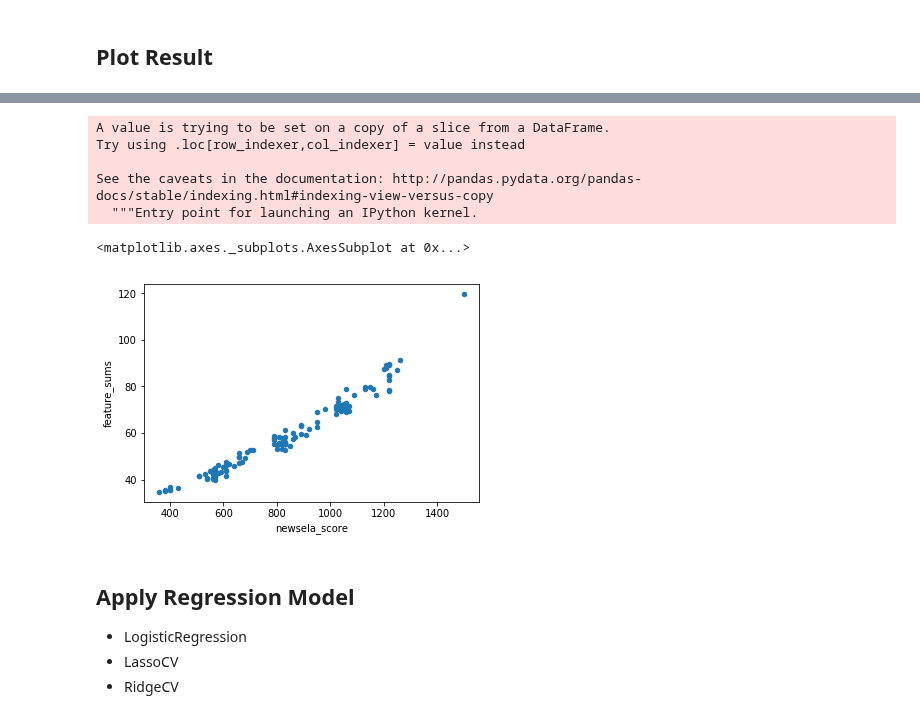
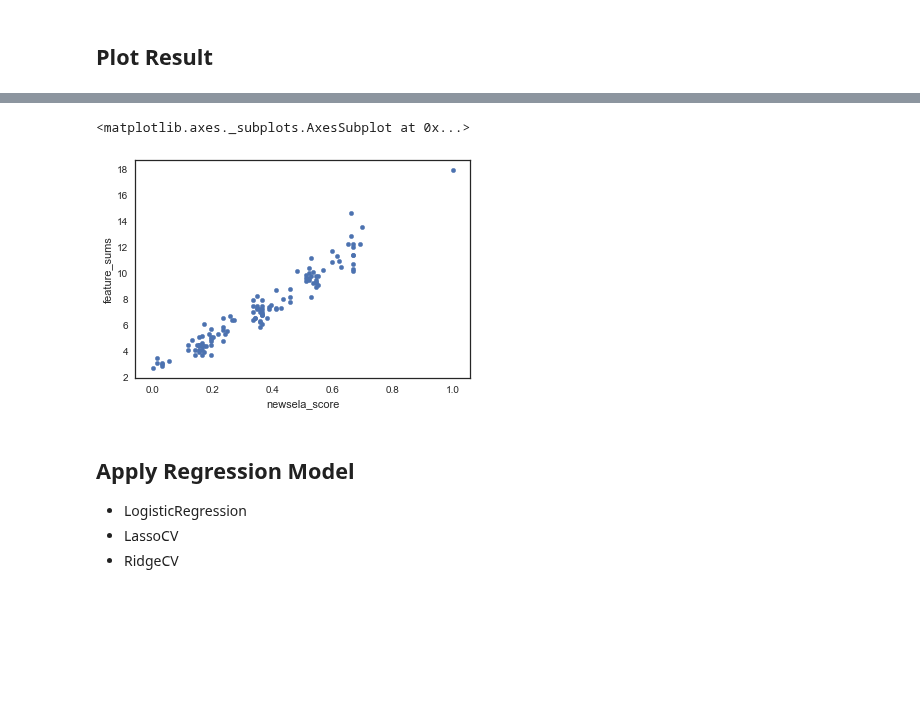
Before and after one commit to PaulOpu/TS_LossFunction, a Jupyter notebook: code/Opuchlich_FeatureRegression.ipynb, the cells around one changed output, grey strips where cells are left out. Saved outputs shown, nothing was run; the diff lists cells and outputs as text; code cells hidden in the pictures; blank space fills up the shorter version.

```diff
--- a/code/Opuchlich_FeatureRegression.ipynb
+++ b/code/Opuchlich_FeatureRegression.ipynb
@@ -99,3 +106,10 @@ df.head()
+# %%
+def normalize_cols(df,norm_cols):
+    df[norm_cols] = (df[norm_cols]-df[norm_cols].min())/(df[norm_cols].max()-df[norm_cols].min())
+    return df
+# %%
+#normalize features
+df = normalize_cols(df,feature_cols)
 # %% [markdown]
 ### Add ElSAT Text to file
 # %%
@@ -111,9 +131,8 @@ plot_df = df.loc[df["newsela_score"] != "max"]
 # %%
 #normalize features
 norm_df = plot_df.copy()
-norm_cols = norm_df.columns[2:]
 #newsela_scores = norm_df["newsela_score"]
-norm_df[norm_cols] = normalize(plot_df[norm_cols])#(norm_df[norm_cols] - norm_df[norm_cols].mean())/norm_df[norm_cols].std()
+norm_df = normalize_cols(norm_df,["newsela_score"])#norm_df[norm_cols] = normalize(plot_df[norm_cols])#(norm_df[norm_cols] - norm_df[norm_cols].mean())/norm_df[norm_cols].std()
 #norm_df["newsela_score"] =
 norm_df.head()
 # %% [output]
@@ -126,4 +145,4 @@ norm_df.head()
 5 rows × 23 columns
 # %%
-plot_df["feature_sums"] = plot_df.drop(columns=["text","newsela_score"]).sum(axis=1)
-plot_df["feature_sums"] = pd.to_numeric(plot_df["feature_sums"])
+norm_df["feature_sums"] = norm_df[norm_cols].sum(axis=1)
+norm_df["feature_sums"] = pd.to_numeric(norm_df["feature_sums"])
@@ -140,14 +149,6 @@ See the caveats in the documentation: http://pandas.pydata.org/pandas-docs/stabl
-# %%
-plot_df["newsela_score"] = pd.to_numeric(plot_df["newsela_score"])
-# %% [output]
-A value is trying to be set on a copy of a slice from a DataFrame.
-Try using .loc[row_indexer,col_indexer] = value instead
-
-See the caveats in the documentation: http://pandas.pydata.org/pandas-docs/stable/indexing.html#indexing-view-versus-copy
-  """Entry point for launching an IPython kernel.
 # %%
-plot_df.plot.scatter(x="newsela_score",y="feature_sums")
+norm_df.plot.scatter(x="newsela_score",y="feature_sums")
 # %% [output]
 <matplotlib.axes._subplots.AxesSubplot at 0x...>
-[figure, old version]
+[figure, new version]
 # %%
```
Also changed, not shown: parts of 19 cells of this notebook, 4 other files.
